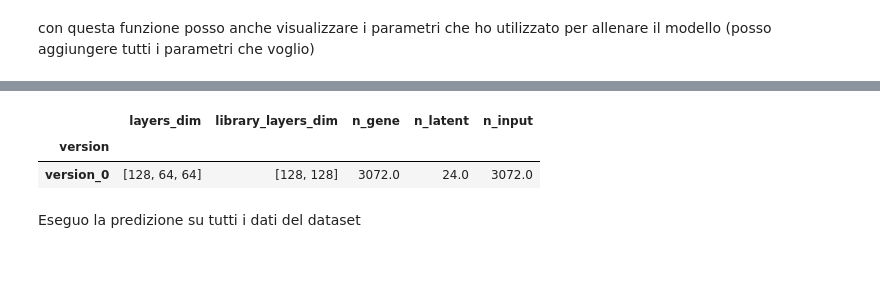
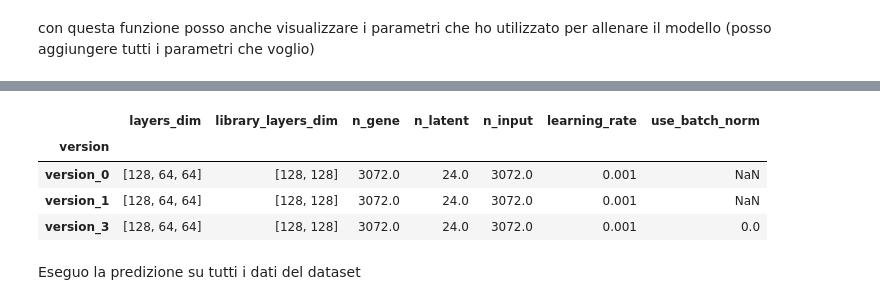
Before and after one commit to francescosaveriomanfredi/tirocinio-autoencoder, a Jupyter notebook: datasets/dataset1/saverio/notebook2.ipynb, the cells around one changed output, grey strips where cells are left out. Saved outputs shown, nothing was run; the diff lists cells and outputs as text; code cells hidden in the pictures; blank space fills up the shorter version.

```diff
--- a/datasets/dataset1/saverio/notebook2.ipynb
+++ b/datasets/dataset1/saverio/notebook2.ipynb
@@ -164,10 +248,20 @@ con questa funzione posso anche visualizzare i parametri che ho utilizzato per a
 # %%
-display(df_yaml_collection(
-    "./morandin/lightning_logs/",
-    hparams_label=["layers_dim", "library_layers_dim", "n_gene", "n_latent", "n_input"]))
+df_yaml_collection(
+    base_dir="./saverio/lightning_logs/",
+    hparams_label=[
+        "layers_dim",
+        "library_layers_dim",
+        "n_gene",
+        "n_latent",
+        "n_input",
+        "learning_rate",
+        "use_batch_norm"]
+    )
 # %% [output]
-|  | layers_dim | library_layers_dim | n_gene | n_latent | n_input |
-| version |  |  |  |  |  |
-| version_0 | [128, 64, 64] | [128, 128] | 3072.0 | 24.0 | 3072.0 |
+|  | layers_dim | library_layers_dim | n_gene | n_latent | n_input | learning_rate | use_batch_norm |
+| version |  |  |  |  |  |  |  |
+| version_0 | [128, 64, 64] | [128, 128] | 3072.0 | 24.0 | 3072.0 | 0.001 | NaN |
+| version_1 | [128, 64, 64] | [128, 128] | 3072.0 | 24.0 | 3072.0 | 0.001 | NaN |
+| version_3 | [128, 64, 64] | [128, 128] | 3072.0 | 24.0 | 3072.0 | 0.001 | 0.0 |
 # %% [markdown]
 Eseguo la predizione su tutti i dati del dataset
```
Also changed, not shown: parts of 15 cells of this notebook, 3 other files.
